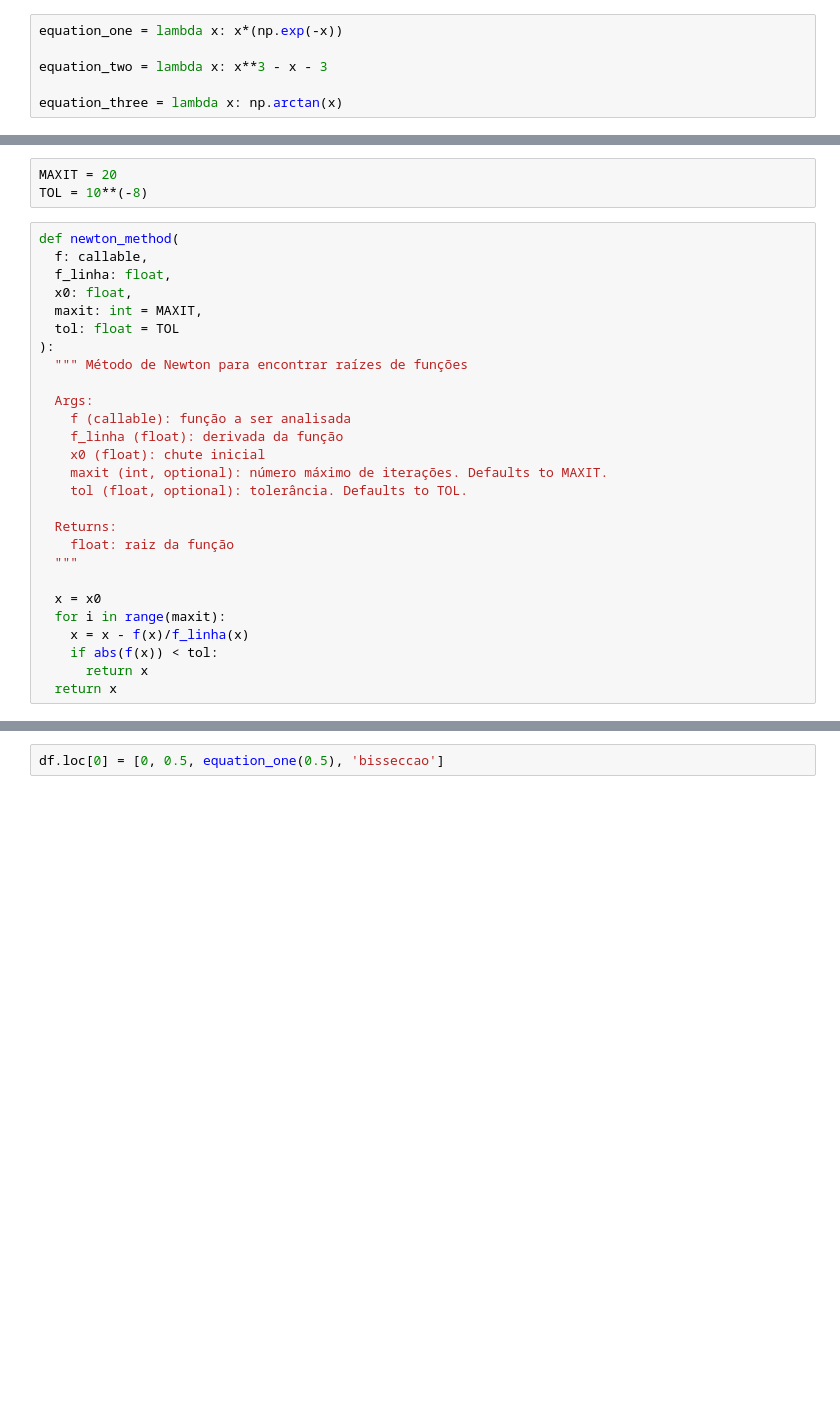
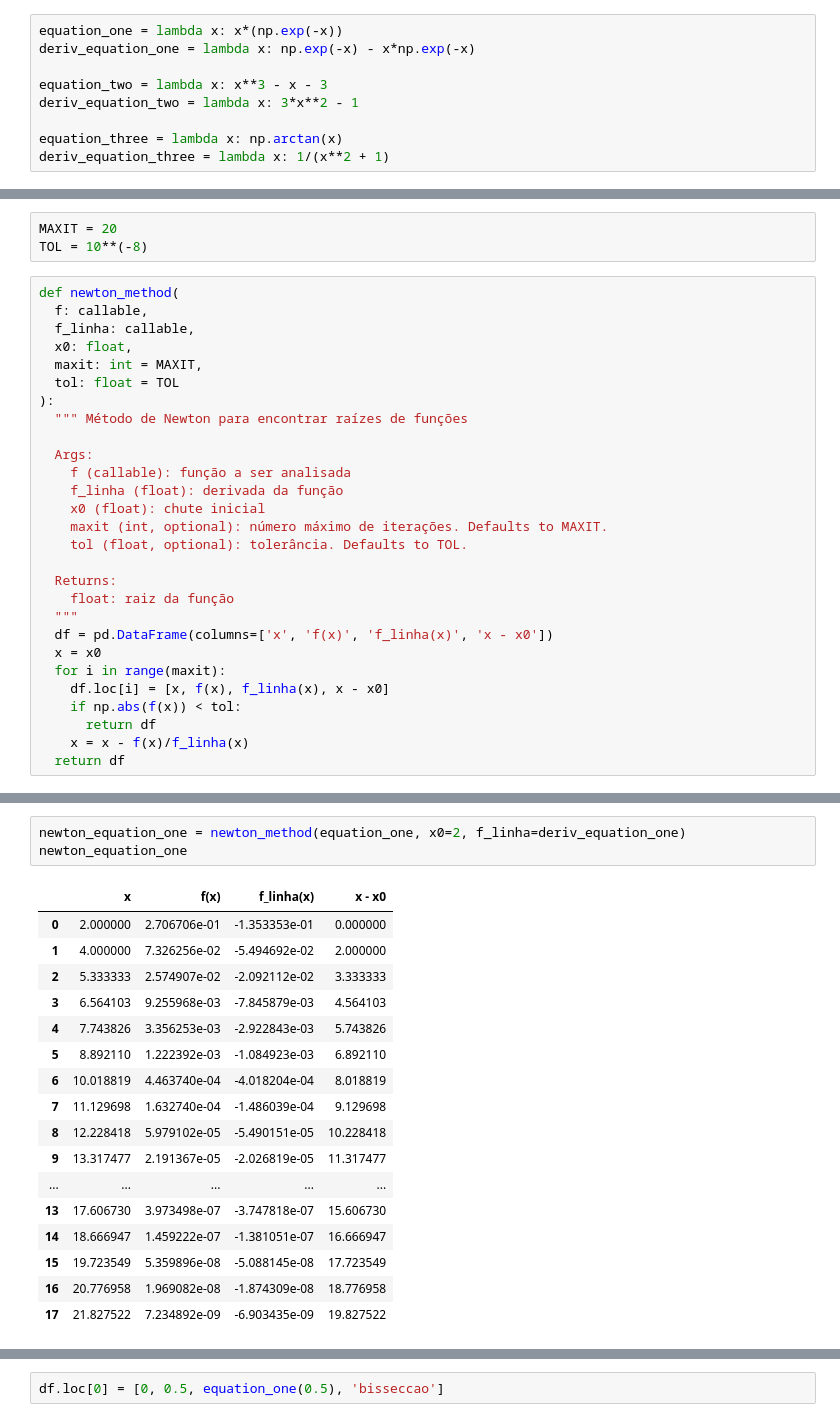
Before and after one commit to caiomorozini/UNIFESP_calculo_numerico, a Jupyter notebook: primeira_atividade/resolucao.ipynb, the cells around one changed output, grey strips where cells are left out. Drawn from its saved outputs; the diff is of its cells as text; blank space fills up the shorter version.

Commit message:
Altera para dataframes

```diff
--- a/primeira_atividade/resolucao.ipynb
+++ b/primeira_atividade/resolucao.ipynb
@@ -14,10 +14,13 @@ import numpy as np
 import pandas as pd
 # %%
 equation_one = lambda x: x*(np.exp(-x))
+deriv_equation_one = lambda x: np.exp(-x) - x*np.exp(-x)
 
 equation_two = lambda x: x**3 - x - 3
+deriv_equation_two = lambda x: 3*x**2 - 1
 
 equation_three = lambda x: np.arctan(x)
+deriv_equation_three = lambda x: 1/(x**2 + 1)
 # %% [markdown]
 ### Método da Bisseção
 # %%
@@ -26,7 +29,7 @@ TOL = 10**(-8)
 # %%
 def newton_method(
   f: callable,
-  f_linha: float,
+  f_linha: callable,
   x0: float,
   maxit: int = MAXIT,
   tol: float = TOL
@@ -43,13 +46,14 @@ def newton_method(
   Returns:
     float: raiz da função
   """
-
+  df = pd.DataFrame(columns=['x', 'f(x)', 'f_linha(x)', 'x - x0'])
   x = x0
   for i in range(maxit):
+    df.loc[i] = [x, f(x), f_linha(x), x - x0]
+    if np.abs(f(x)) < tol:
+      return df
     x = x - f(x)/f_linha(x)
-    if abs(f(x)) < tol:
-      return x
-  return x
+  return df
 # %%
 def bisseccao(
   f: callable,
@@ -113,0 +118,21 @@ df
+# %%
+newton_equation_one = newton_method(equation_one, x0=2, f_linha=deriv_equation_one)
+newton_equation_one
+# %% [output]
+|  | x | f(x) | f_linha(x) | x - x0 |
+| 0 | 2.000000 | 2.706706e-01 | -1.353353e-01 | 0.000000 |
+| 1 | 4.000000 | 7.326256e-02 | -5.494692e-02 | 2.000000 |
+| 2 | 5.333333 | 2.574907e-02 | -2.092112e-02 | 3.333333 |
+| 3 | 6.564103 | 9.255968e-03 | -7.845879e-03 | 4.564103 |
+| 4 | 7.743826 | 3.356253e-03 | -2.922843e-03 | 5.743826 |
+| 5 | 8.892110 | 1.222392e-03 | -1.084923e-03 | 6.892110 |
+| 6 | 10.018819 | 4.463740e-04 | -4.018204e-04 | 8.018819 |
+| 7 | 11.129698 | 1.632740e-04 | -1.486039e-04 | 9.129698 |
+| 8 | 12.228418 | 5.979102e-05 | -5.490151e-05 | 10.228418 |
+| 9 | 13.317477 | 2.191367e-05 | -2.026819e-05 | 11.317477 |
+| ... | ... | ... | ... | ... |
+| 13 | 17.606730 | 3.973498e-07 | -3.747818e-07 | 15.606730 |
+| 14 | 18.666947 | 1.459222e-07 | -1.381051e-07 | 16.666947 |
+| 15 | 19.723549 | 5.359896e-08 | -5.088145e-08 | 17.723549 |
+| 16 | 20.776958 | 1.969082e-08 | -1.874309e-08 | 18.776958 |
+| 17 | 21.827522 | 7.234892e-09 | -6.903435e-09 | 19.827522 |
```
Also changed, not shown: parts of 7 cells of this notebook.
